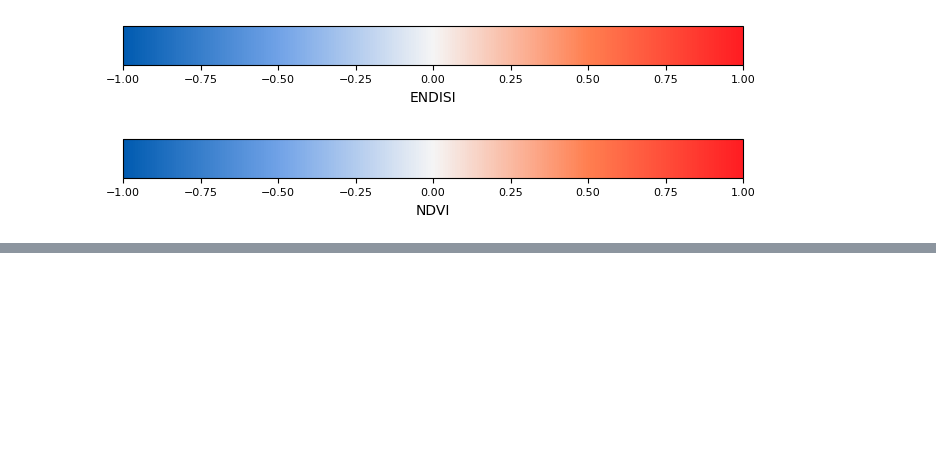
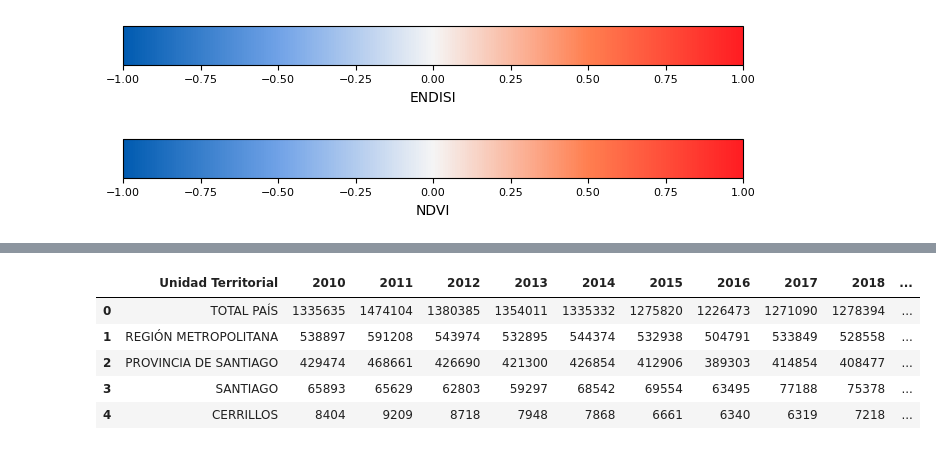
Before and after one commit to 2B-O/Proyecto-Geoespaciales, a Jupyter notebook: Proyecto Geoespaciales.ipynb, the cells around one changed output, grey strips where cells are left out. Saved outputs shown, nothing was run; the diff lists cells and outputs as text; code cells hidden in the pictures; blank space fills up the shorter version.

```diff
--- a/Proyecto Geoespaciales.ipynb
+++ b/Proyecto Geoespaciales.ipynb
@@ -500,3 +502,18 @@ geemap.add_image_to_gif(in_gif=on_gif, out_gif=on_gif, in_image=colorbar_file_nd
 geemap.show_image(on_gif)
 # %% [output]
 [interactive output not drawn]
+# %%
+ruta_cead = r"Datos\CEAD\reportes-unidadTerritorial.xlsx"
+cead = pd.read_excel(ruta_cead)
+
+# Convertir la columna "Unidad Territorial" a mayúsculas
+cead['Unidad Territorial'] = cead['Unidad Territorial'].str.upper()
+
+display(cead.head(5))
+# %% [output]
+|  | Unidad Territorial | 2010 | 2011 | 2012 | 2013 | 2014 | 2015 | 2016 | 2017 | 2018 | ... |
+| 0 | TOTAL PAÍS | 1335635 | 1474104 | 1380385 | 1354011 | 1335332 | 1275820 | 1226473 | 1271090 | 1278394 | ... |
+| 1 | REGIÓN METROPOLITANA | 538897 | 591208 | 543974 | 532895 | 544374 | 532938 | 504791 | 533849 | 528558 | ... |
+| 2 | PROVINCIA DE SANTIAGO | 429474 | 468661 | 426690 | 421300 | 426854 | 412906 | 389303 | 414854 | 408477 | ... |
+| 3 | SANTIAGO | 65893 | 65629 | 62803 | 59297 | 68542 | 69554 | 63495 | 77188 | 75378 | ... |
+| 4 | CERRILLOS | 8404 | 9209 | 8718 | 7948 | 7868 | 6661 | 6340 | 6319 | 7218 | ... |
```
Also changed, not shown: parts of 3 cells of this notebook.
